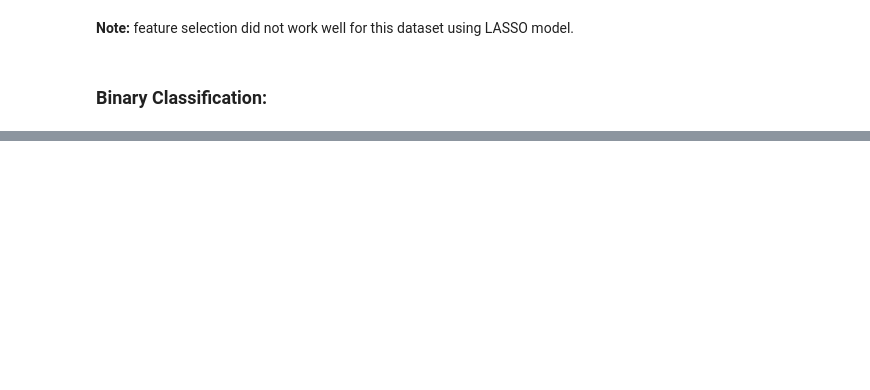
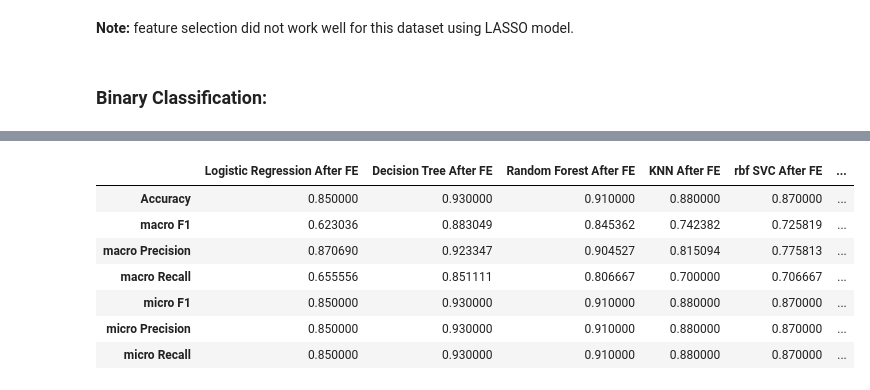
Before and after one commit to Samimust/predictive-maintenance, a Jupyter notebook: Features Engineering and Selection.ipynb, the cells around one changed output, grey strips where cells are left out. Cells and saved outputs as stored; diff of their text form; code cells hidden in the pictures; blank space fills up the shorter version.

```diff
--- a/Features Engineering and Selection.ipynb
+++ b/Features Engineering and Selection.ipynb
@@ -848,0 +1492,8 @@ logreg_metrics
+# %%
+# try Naive Bayes Classifier after FE
+
+clf = naive_bayes.GaussianNB()
+
+df_nbg_afe, y_pred = do_multiclass_classification('Naive Bayes After FE', clf, features_afe)
+
+df_nbg_afe.sort_index()
@@ -848,0 +1524,8 @@ logreg_metrics
+# %%
+# try Nearest Neighbors Classifier after FE
+
+clf = KNeighborsClassifier(n_neighbors=3, n_jobs=-1)
+
+df_knn_afe, y_pred = do_multiclass_classification('KNN After FE', clf, features_afe)
+
+df_knn_afe.sort_index()
@@ -848,0 +1556,9 @@ logreg_metrics
+# %%
+# try SVM rbf kernel after FE
+
+
+clf = svm.SVC(C=1.2, kernel='rbf', random_state=123)
+
+df_svc_afe, y_pred = do_multiclass_classification('rbf SVC After FE', clf, features_afe)
+
+df_svc_afe.sort_index()
@@ -848,0 +1589,11 @@ logreg_metrics
+# %%
+# try neuarl network MLP classifier with one hidden layer of 100 preceptron
+# the input feature should be scaled
+
+from sklearn.neural_network import MLPClassifier
+
+clf = MLPClassifier(hidden_layer_sizes=(100,), random_state=123, solver='adam', alpha=0.0001, activation='relu',)
+
+df_nnc_afe, y_pred = do_multiclass_classification('NN MLP After FE', clf, features_afe, scale='Yes')
+
+df_nnc_afe.sort_index()
@@ -848,0 +1624,15 @@ logreg_metrics
+# %%
+# Multi-class Classifcation After FE Summary
+
+mcc_metrics_afe = pd.concat([df_logreg_afe, df_dectree_afe, df_rfc_afe, df_knn_afe, df_svc_afe, df_nbg_afe, df_nnc_afe] , axis=1)
+
+mcc_metrics_afe.sort_index()
+# %% [output]
+|  | Logistic Regression After FE | Decision Tree After FE | Random Forest After FE | KNN After FE | rbf SVC After FE | ... |
+| Accuracy | 0.850000 | 0.930000 | 0.910000 | 0.880000 | 0.870000 | ... |
+| macro F1 | 0.623036 | 0.883049 | 0.845362 | 0.742382 | 0.725819 | ... |
+| macro Precision | 0.870690 | 0.923347 | 0.904527 | 0.815094 | 0.775813 | ... |
+| macro Recall | 0.655556 | 0.851111 | 0.806667 | 0.700000 | 0.706667 | ... |
+| micro F1 | 0.850000 | 0.930000 | 0.910000 | 0.880000 | 0.870000 | ... |
+| micro Precision | 0.850000 | 0.930000 | 0.910000 | 0.880000 | 0.870000 | ... |
+| micro Recall | 0.850000 | 0.930000 | 0.910000 | 0.880000 | 0.870000 | ... |
```
Also changed, not shown: parts of 60 cells of this notebook.
